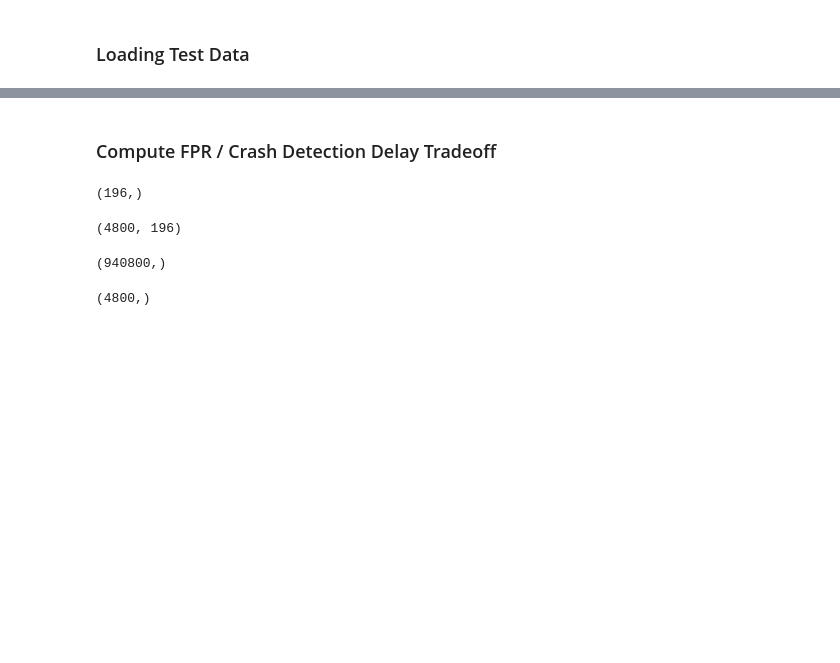
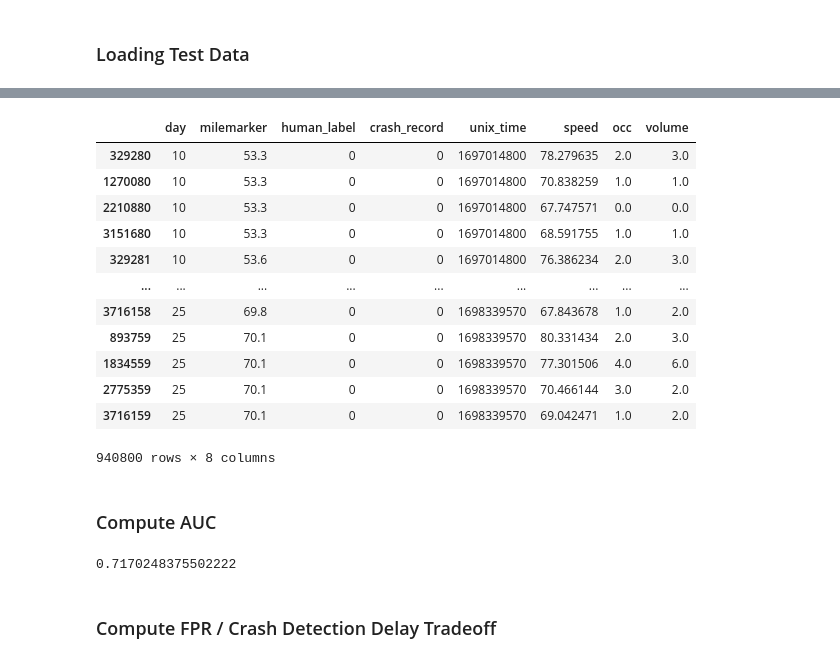
Before and after one commit to noahschulhof/stat461, a Jupyter notebook: code/TrainGCN.ipynb, the cells around one changed output, grey strips where cells are left out. Cells and saved outputs as stored; diff of their text form; code cells hidden in the pictures; blank space fills up the shorter version.

```diff
--- a/code/TrainGCN.ipynb
+++ b/code/TrainGCN.ipynb
@@ -145,24 +162,30 @@ anomaly_labels = generate_anomaly_labels(df_test_data, kept_test_indices)
 
 # Whether a crash was reported at each time
 crash_reported = df_test_data['crash_record'].to_numpy()[0::196][kept_test_indices]
+# %%
+df_test_data
+# %% [output]
+|  | day | milemarker | human_label | crash_record | unix_time | speed | occ | volume |
+| 329280 | 10 | 53.3 | 0 | 0 | 1697014800 | 78.279635 | 2.0 | 3.0 |
+| 1270080 | 10 | 53.3 | 0 | 0 | 1697014800 | 70.838259 | 1.0 | 1.0 |
+| 2210880 | 10 | 53.3 | 0 | 0 | 1697014800 | 67.747571 | 0.0 | 0.0 |
+| 3151680 | 10 | 53.3 | 0 | 0 | 1697014800 | 68.591755 | 1.0 | 1.0 |
+| 329281 | 10 | 53.6 | 0 | 0 | 1697014800 | 76.386234 | 2.0 | 3.0 |
+| ... | ... | ... | ... | ... | ... | ... | ... | ... |
+| 3716158 | 25 | 69.8 | 0 | 0 | 1698339570 | 67.843678 | 1.0 | 2.0 |
+| 893759 | 25 | 70.1 | 0 | 0 | 1698339570 | 80.331434 | 2.0 | 3.0 |
+| 1834559 | 25 | 70.1 | 0 | 0 | 1698339570 | 77.301506 | 4.0 | 6.0 |
+| 2775359 | 25 | 70.1 | 0 | 0 | 1698339570 | 70.466144 | 3.0 | 2.0 |
+| 3716159 | 25 | 70.1 | 0 | 0 | 1698339570 | 69.042471 | 1.0 | 2.0 |
+940800 rows × 8 columns
+# %% [markdown]
+### Compute AUC
+# %%
+calculate_auc(test_errors, anomaly_labels)
+# %% [output]
+0.7170248375502222
 # %% [markdown]
 ### Compute FPR / Crash Detection Delay Tradeoff
-# %%
-thresh.shape
-# %% [output]
-(196,)
-# %%
-test_errors.shape
-# %% [output]
-(4800, 196)
-# %%
-anomaly_labels.shape
-# %% [output]
-(940800,)
-# %%
-crash_reported.shape
-# %% [output]
-(4800,)
 # %%
 def find_delays(thresh, errors, anomaly_labels, crash_reported, changed_sr=False, sr=0.5):
     results = []
```
Also changed, not shown: parts of 28 cells of this notebook.
